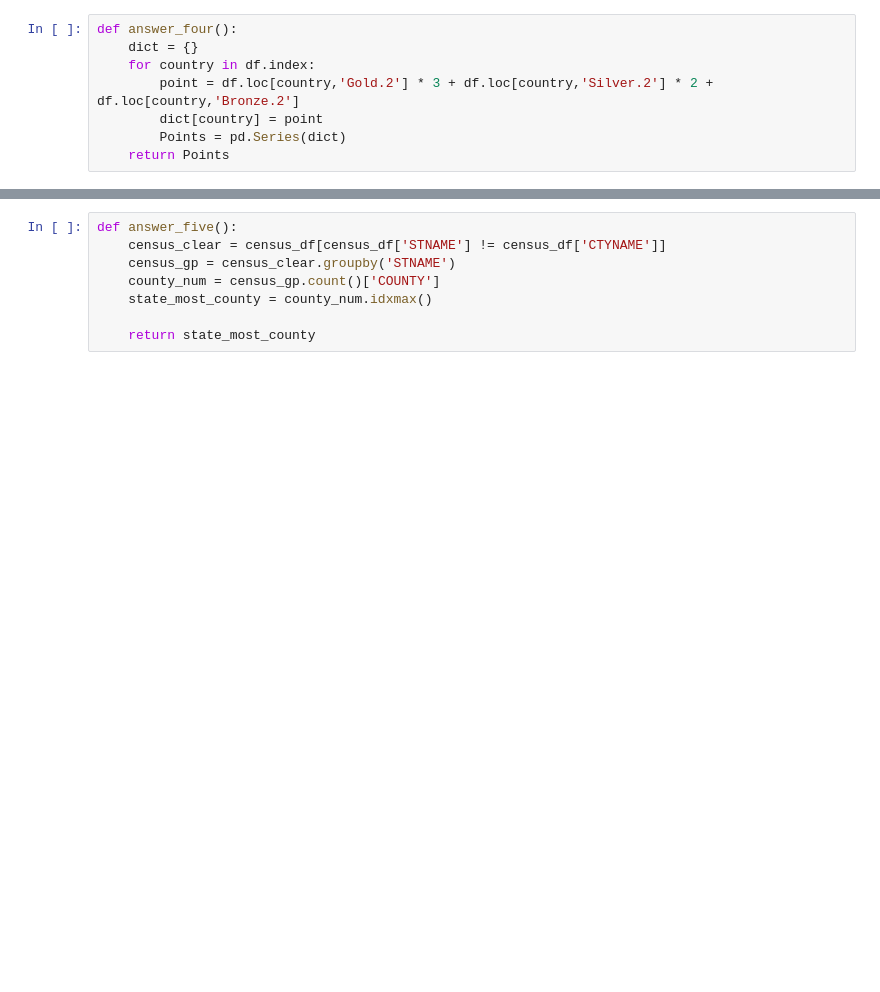
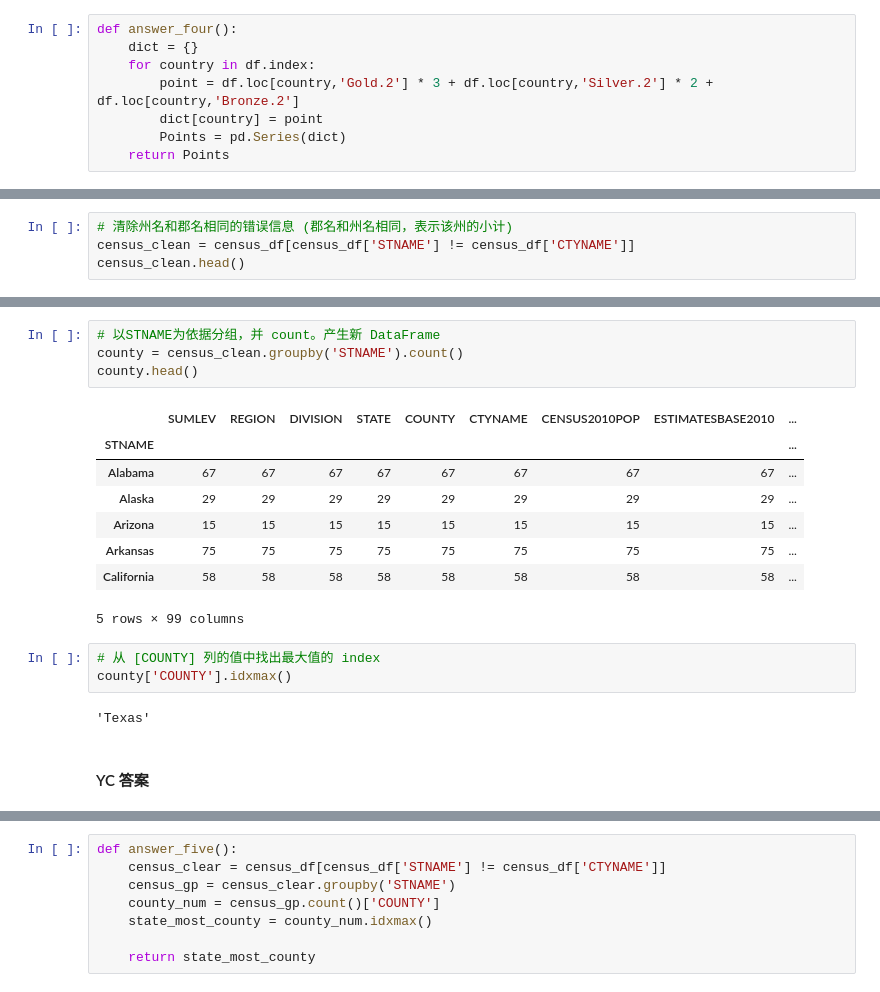
Before and after one commit to yunjcai/Applied-Data-Science-with-Python-Specialization, a Jupyter notebook: 1. Introduction to Data Science in Python/Week 2/Assignment+2.ipynb, the cells around one changed output, grey strips where cells are left out. Drawn from its saved outputs; the diff is of its cells as text; blank space fills up the shorter version.

```diff
--- a/1. Introduction to Data Science in Python/Week 2/Assignment+2.ipynb
+++ b/1. Introduction to Data Science in Python/Week 2/Assignment+2.ipynb
@@ -126,0 +259,4 @@ census_df.head()
+# %%
+# 清除州名和郡名相同的错误信息 (郡名和州名相同，表示该州的小计)
+census_clean = census_df[census_df['STNAME'] != census_df['CTYNAME']]
+census_clean.head()
@@ -126,0 +271,20 @@ census_df.head()
+# %%
+# 以STNAME为依据分组，并 count。产生新 DataFrame
+county = census_clean.groupby('STNAME').count()
+county.head()
+# %% [output]
+|  | SUMLEV | REGION | DIVISION | STATE | COUNTY | CTYNAME | CENSUS2010POP | ESTIMATESBASE2010 | ... |
+| STNAME |  |  |  |  |  |  |  |  | ... |
+| Alabama | 67 | 67 | 67 | 67 | 67 | 67 | 67 | 67 | ... |
+| Alaska | 29 | 29 | 29 | 29 | 29 | 29 | 29 | 29 | ... |
+| Arizona | 15 | 15 | 15 | 15 | 15 | 15 | 15 | 15 | ... |
+| Arkansas | 75 | 75 | 75 | 75 | 75 | 75 | 75 | 75 | ... |
+| California | 58 | 58 | 58 | 58 | 58 | 58 | 58 | 58 | ... |
+5 rows × 99 columns
+# %%
+# 从 [COUNTY] 列的值中找出最大值的 index
+county['COUNTY'].idxmax()
+# %% [output]
+'Texas'
+# %% [markdown]
+#### YC 答案
```
Also changed, not shown: parts of 59 cells of this notebook.
